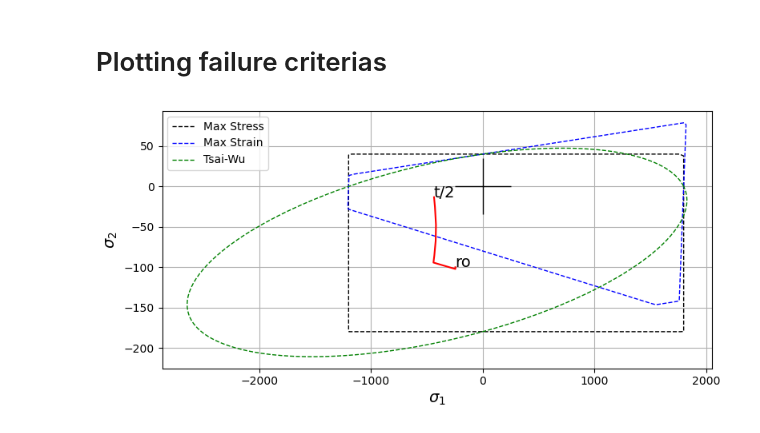
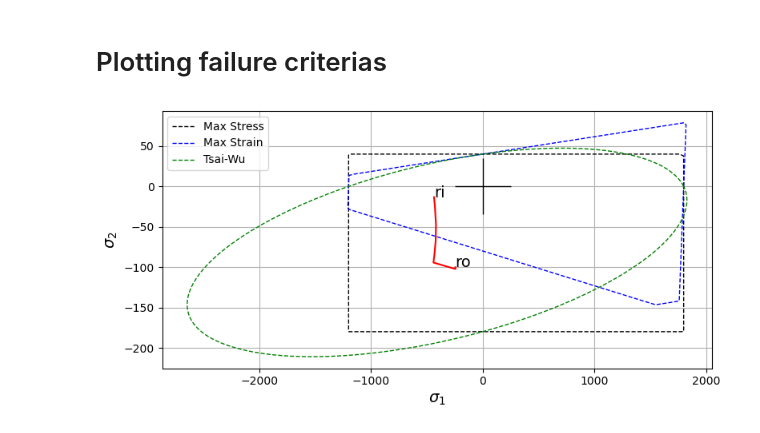
Before and after one commit to Hakonimatata/Lettvekt-Design, a Jupyter notebook: A2/A2_testing.ipynb, the cells around one changed output. Saved outputs shown, nothing was run; the diff lists cells and outputs as text; code cells hidden in the pictures.

Commit message:
fikset på plot

```diff
--- a/A2/A2_testing.ipynb
+++ b/A2/A2_testing.ipynb
@@ -300,9 +300,9 @@ S33 = [
 # %%
 # Get D and d
 D = MAX_DIAMETER
 d = get_inner_diameter(D, RHO_W, rho_material=Carbon_EpoxyA['rho'])
 
 
-plot_failure_criterias(Carbon_EpoxyA, pos, sigma_1=S11, sigma_2=S33, label_start="ro", label_end="t/2")
+plot_failure_criterias(Carbon_EpoxyA, pos, sigma_1=S11, sigma_2=S33, label_start="ro", label_end="ri")
 # %% [output]
-[figure, old version]
+[figure, new version]
```
